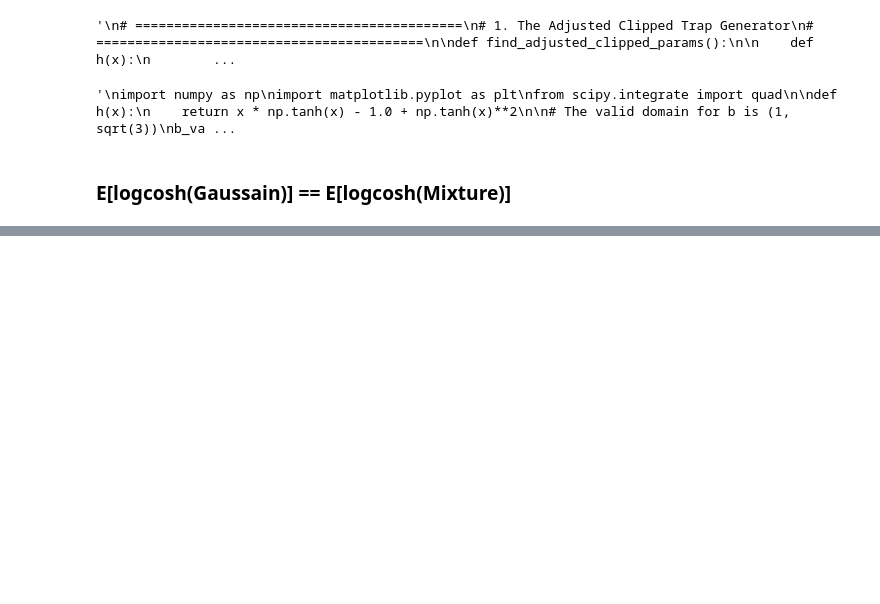
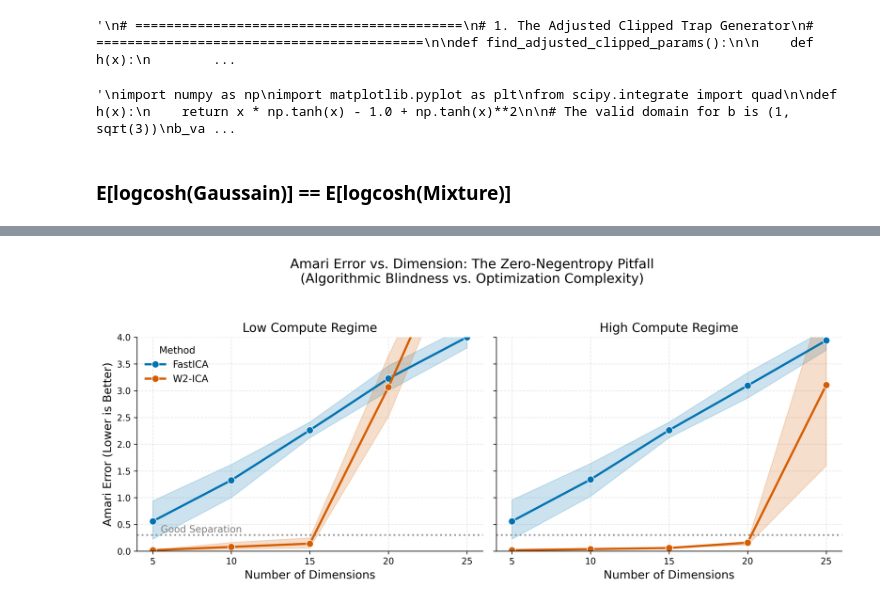
Before and after one commit to ashutoshjha3103/ot_in_linear_ica, a Jupyter notebook: exp/FastICA_failure_modes_vs_OT_ICA.ipynb, the cells around one changed output, grey strips where cells are left out. Drawn from its saved outputs; the diff is of its cells as text; code cells hidden in the pictures; blank space fills up the shorter version.

```diff
--- a/exp/FastICA_failure_modes_vs_OT_ICA.ipynb
+++ b/exp/FastICA_failure_modes_vs_OT_ICA.ipynb
@@ -858,0 +883,17 @@ display(df_phantom.groupby(['Dimension', 'Method'])['Amari Error'].mean().unstac
+# %%
+print(f"--- FastICA Phantom Gaussian (Zero-Negentropy Trap) Showdown ---")
+
+tasks = [(dim, trial, comp)
+         for dim in DIMENSIONS
+         for trial in range(N_TRIALS)
+         for comp in COMPUTE_LEVELS]
+
+results_nested = []
+
+with Parallel(n_jobs=12, return_as="generator") as parallel:
+    jobs = (delayed(run_phantom_trial)(dim, trial, comp) for dim, trial, comp in tasks)
+    for res in tqdm(parallel(jobs), total=len(tasks), desc="Running Phantom Trials"):
+        results_nested.append(res)
+
+results = [item for sublist in results_nested for item in sublist]
+df_phantom = pd.DataFrame(results)
@@ -858,0 +902,68 @@ display(df_phantom.groupby(['Dimension', 'Method'])['Amari Error'].mean().unstac
+# %%
+# ==========================================
+# 4. Plotting (Side-by-Side 1x2 Layout)
+# ==========================================
+fig, axes = plt.subplots(1, 2, figsize=(12, 5), sharey=True)
+
+# Palette: FastICA is Blue, W2-ICA is Orange
+palette = {'FastICA': '#0173B2', 'W2-ICA': '#D55E00'}
+
+# --- Subplot 1: Low Compute ---
+df_low = df_phantom[df_phantom['Compute Level'] == 'Low Compute']
+sns.lineplot(
+    data=df_low,
+    x='Dimension',
+    y='Amari Error',
+    hue='Method',
+    palette=palette,
+    marker='o',
+    linewidth=2.5,
+    markersize=8,
+    ax=axes[0]
+)
+axes[0].set_title("Low Compute Regime", fontsize=14)
+axes[0].set_ylabel("Amari Error (Lower is Better)", fontsize=13)
+axes[0].set_xlabel("Number of Dimensions", fontsize=13)
+axes[0].set_xticks(DIMENSIONS)
+axes[0].axhline(0.3, color='gray', linestyle=':', alpha=0.8, linewidth=2)
+axes[0].text(5.5, 0.35, 'Good Separation', color='gray', fontsize=11)
+
+handles, labels = axes[0].get_legend_handles_labels()
+axes[0].legend(handles=handles, labels=labels, title='Method', loc='upper left', fontsize=11)
+
+# --- Subplot 2: High Compute ---
+df_high = df_phantom[df_phantom['Compute Level'] == 'High Compute']
+sns.lineplot(
+    data=df_high,
+    x='Dimension',
+    y='Amari Error',
+    hue='Method',
+    palette=palette,
+    marker='o',
+    linewidth=2.5,
+    markersize=8,
+    ax=axes[1]
+)
+axes[1].set_title("High Compute Regime", fontsize=14)
+axes[1].set_ylabel("")
+axes[1].set_xlabel("Number of Dimensions", fontsize=13)
+axes[1].set_xticks(DIMENSIONS)
+axes[1].axhline(0.3, color='gray', linestyle=':', alpha=0.8, linewidth=2)
+
+if axes[1].get_legend() is not None:
+    axes[1].get_legend().remove()
+
+# --- Global Formatting ---
+plt.ylim(0, 4)
+axes[0].yaxis.set_major_locator(MultipleLocator(0.5))
+
+fig.suptitle("Amari Error vs. Dimension: The Zero-Negentropy Pitfall\n(Algorithmic Blindness vs. Optimization Complexity)", fontsize=15, y=1.05)
+
+plt.tight_layout()
+plt.savefig('zero_negentropy_amari_compute.png', dpi=300, bbox_inches='tight')
+plt.show()
+
+summary_table = df_phantom.groupby(['Dimension', 'Method', 'Compute Level'])['Amari Error'].mean().unstack(level=[1,2]).round(4)
+display(summary_table)
+# %% [output]
+[figure, added]
```
Also changed, not shown: parts of 20 cells of this notebook, 19 other files.
